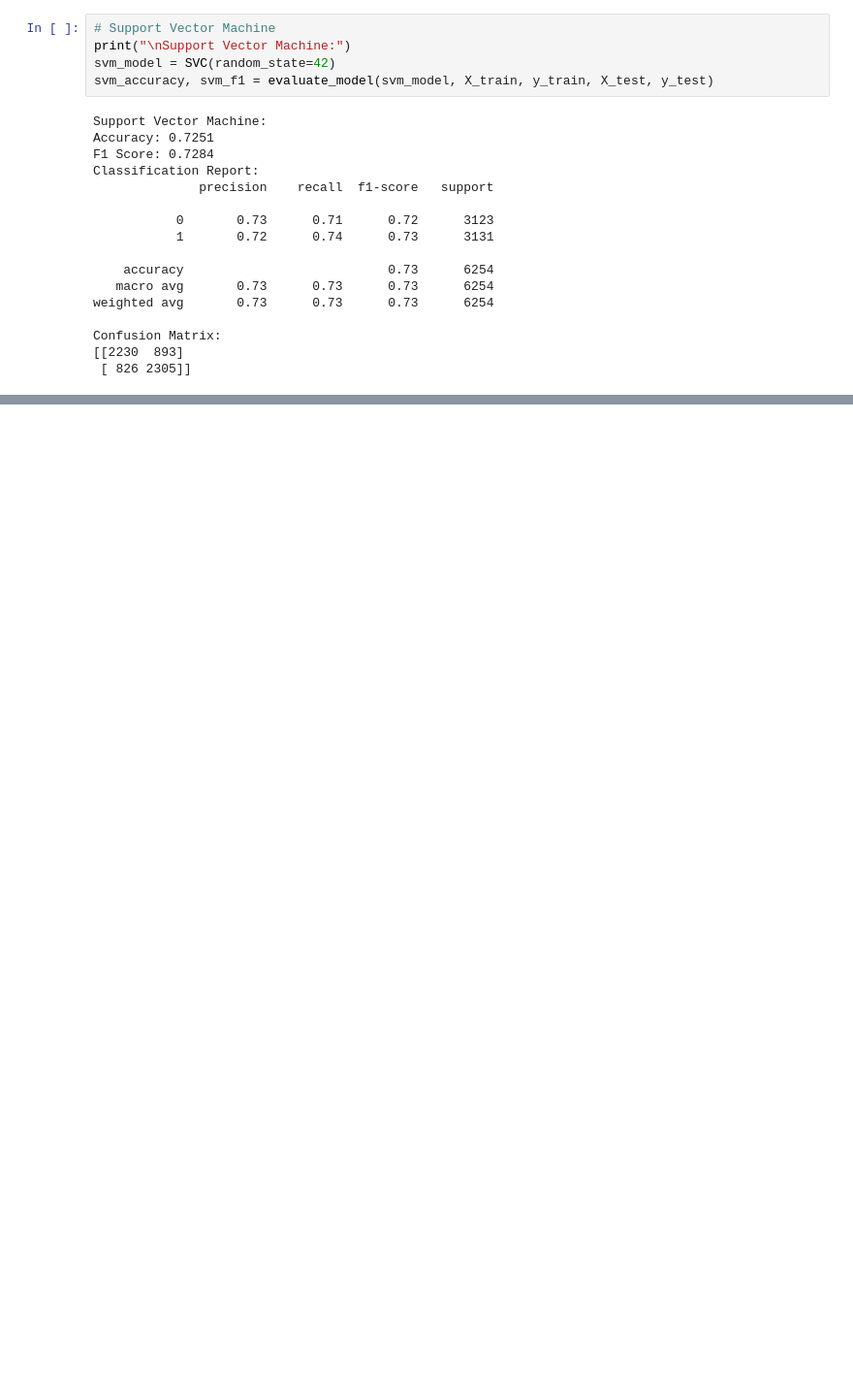
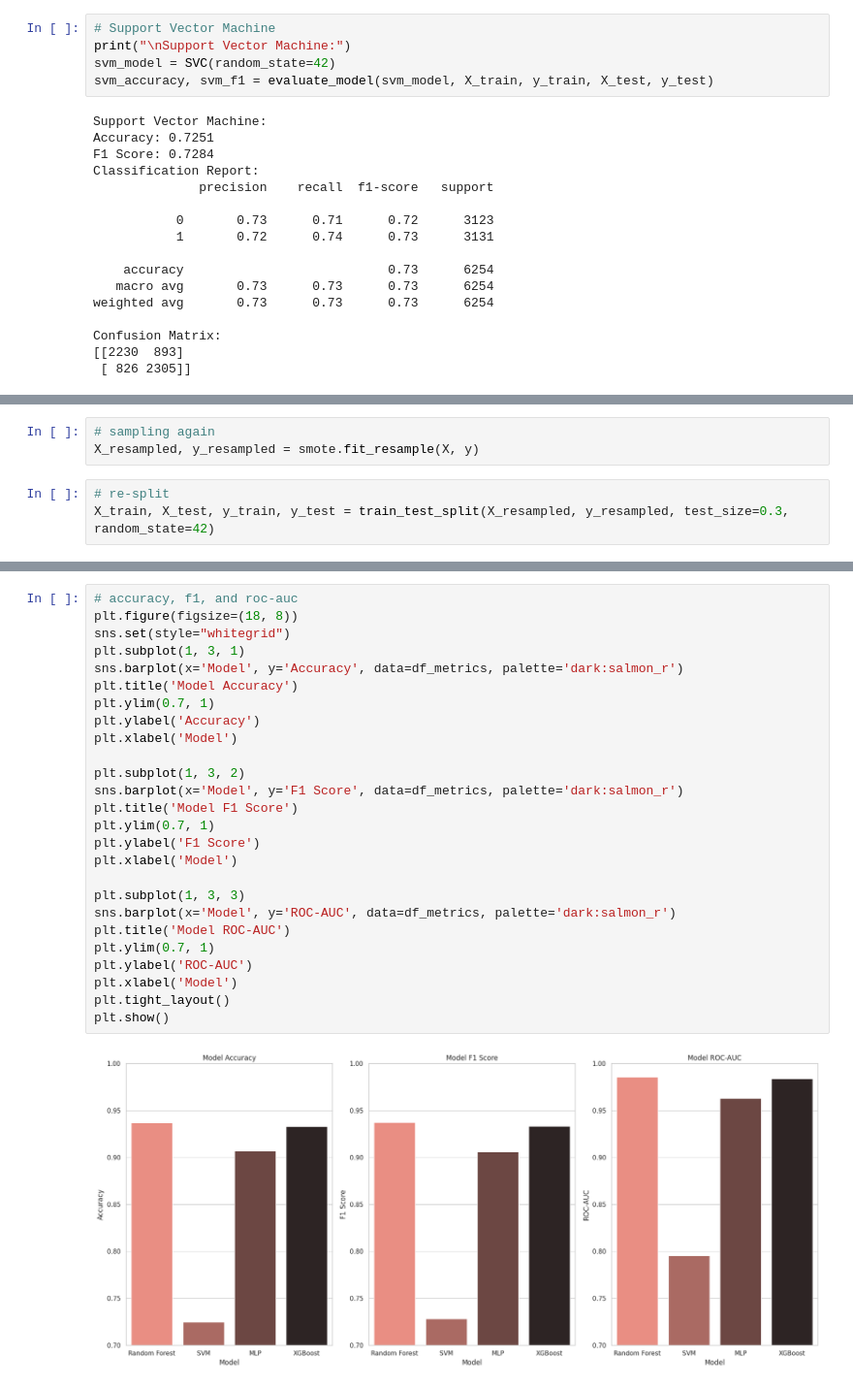
Before and after one commit to halliekinsey/ML_Final, a Jupyter notebook: EDA_Online_Shoppers.ipynb, the cells around one changed output, grey strips where cells are left out. Shown at 97% size. Cells and saved outputs as stored; diff of their text form; blank space fills up the shorter version.

```diff
--- a/EDA_Online_Shoppers.ipynb
+++ b/EDA_Online_Shoppers.ipynb
@@ -545,0 +578,6 @@ Confusion Matrix:
+# %%
+# sampling again
+X_resampled, y_resampled = smote.fit_resample(X, y)
+# %%
+# re-split
+X_train, X_test, y_train, y_test = train_test_split(X_resampled, y_resampled, test_size=0.3, random_state=42)
@@ -545,0 +655,28 @@ Confusion Matrix:
+# %%
+# accuracy, f1, and roc-auc
+plt.figure(figsize=(18, 8))
+sns.set(style="whitegrid")
+plt.subplot(1, 3, 1)
+sns.barplot(x='Model', y='Accuracy', data=df_metrics, palette='dark:salmon_r')
+plt.title('Model Accuracy')
+plt.ylim(0.7, 1)
+plt.ylabel('Accuracy')
+plt.xlabel('Model')
+
+plt.subplot(1, 3, 2)
+sns.barplot(x='Model', y='F1 Score', data=df_metrics, palette='dark:salmon_r')
+plt.title('Model F1 Score')
+plt.ylim(0.7, 1)
+plt.ylabel('F1 Score')
+plt.xlabel('Model')
+
+plt.subplot(1, 3, 3)
+sns.barplot(x='Model', y='ROC-AUC', data=df_metrics, palette='dark:salmon_r')
+plt.title('Model ROC-AUC')
+plt.ylim(0.7, 1)
+plt.ylabel('ROC-AUC')
+plt.xlabel('Model')
+plt.tight_layout()
+plt.show()
+# %% [output]
+[figure, added]
```
Also changed, not shown: parts of 24 cells of this notebook.
